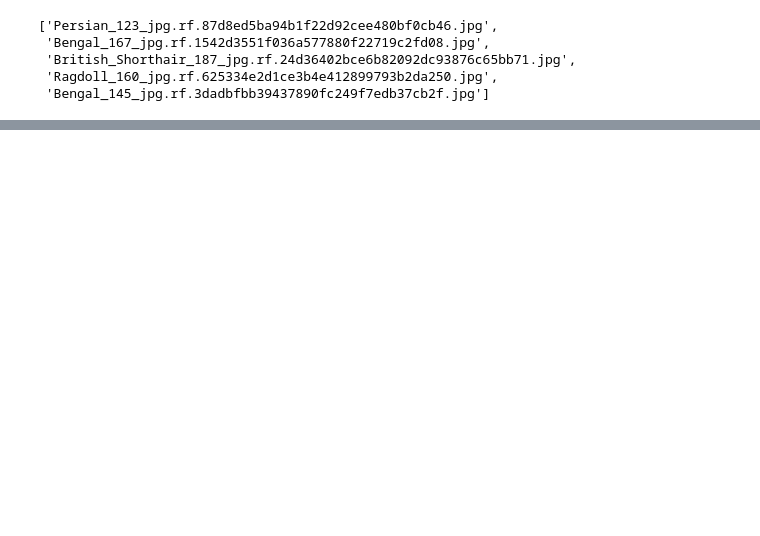
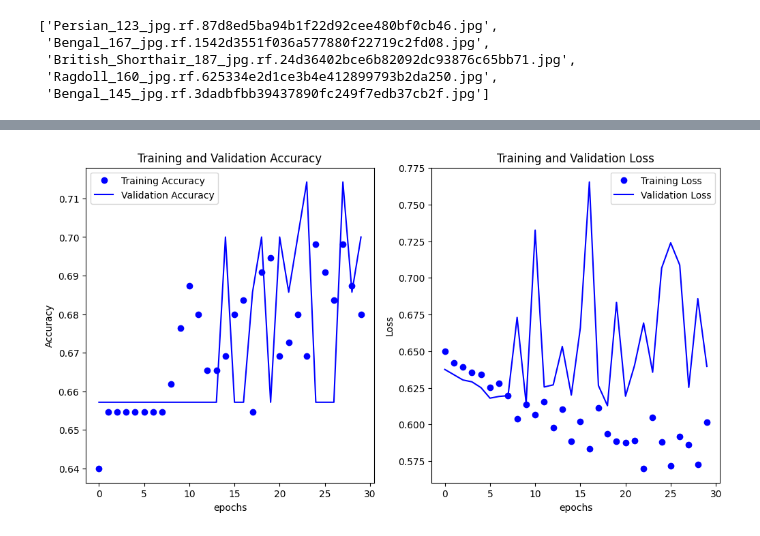
Before and after one commit to AadityaBajgain/learn_tensorflow, a Jupyter notebook: c2/w2/augmentation.ipynb, the cells around one changed output, grey strips where cells are left out. Cells and saved outputs as stored; diff of their text form; code cells hidden in the pictures; blank space fills up the shorter version.

```diff
--- a/c2/w2/augmentation.ipynb
+++ b/c2/w2/augmentation.ipynb
@@ -26,0 +226,24 @@ fig.set_size_inches(n_rows*4, n_cols * 4)
+# %%
+# Instantiate the base model
+model_without_aug = create_model()
+
+# Prepend the data augmentation layers to the base model
+model_with_aug = tf.keras.models.Sequential([
+    data_aug,
+    model_without_aug
+])
+
+# Compile the model
+model_with_aug.compile(
+    loss='binary_crossentropy',
+    optimizer=tf.keras.optimizers.RMSprop(learning_rate=1e-4),
+    metrics=['accuracy'])
+# %%
+EPOCHS=30
+
+# Train the new model
+history_with_aug = model_with_aug.fit(
+      train_dataset_final,
+      epochs=EPOCHS,
+      validation_data=val_dataset_final,
+      verbose=2)
@@ -26,0 +268,4 @@ fig.set_size_inches(n_rows*4, n_cols * 4)
+# %%
+plot_loss_acc(history_with_aug)
+# %% [output]
+[figure, added]
```
Also changed, not shown: parts of 15 cells of this notebook.
